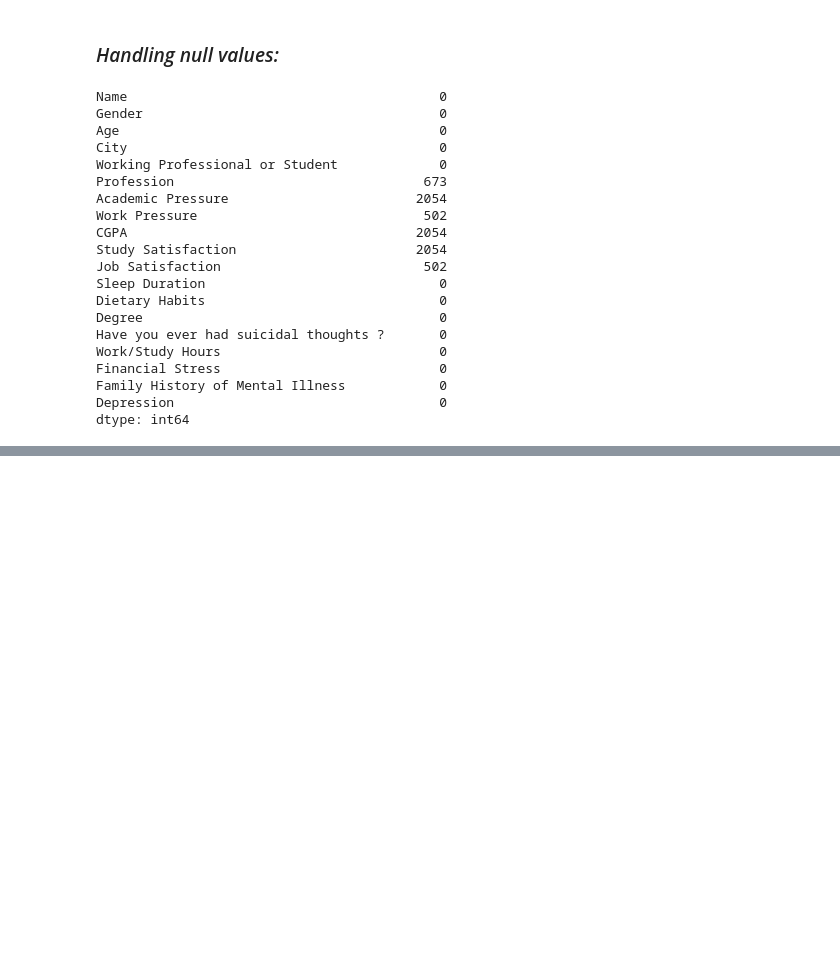
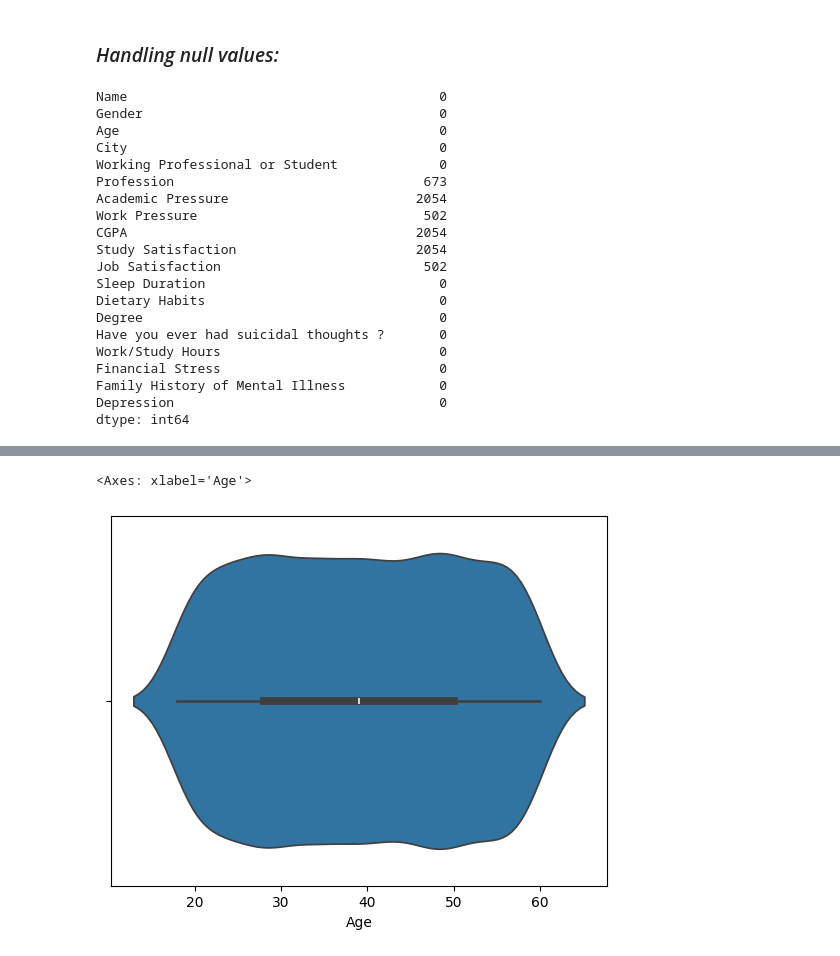
Before and after one commit to AbdessamadTzn/Sad-Brain-Analytics-Hackathon, a Jupyter notebook: sadbrainanalytics.ipynb, the cells around one changed output, grey strips where cells are left out. Drawn from its saved outputs; the diff is of its cells as text; code cells hidden in the pictures; blank space fills up the shorter version.

```diff
--- a/sadbrainanalytics.ipynb
+++ b/sadbrainanalytics.ipynb
@@ -246,0 +263,5 @@ np.int64(0)
+# %%
+sns.violinplot(data=df, x="Age")
+# %% [output]
+<Axes: xlabel='Age'>
+[figure, added]
```
Also changed, not shown: parts of 44 cells of this notebook.
